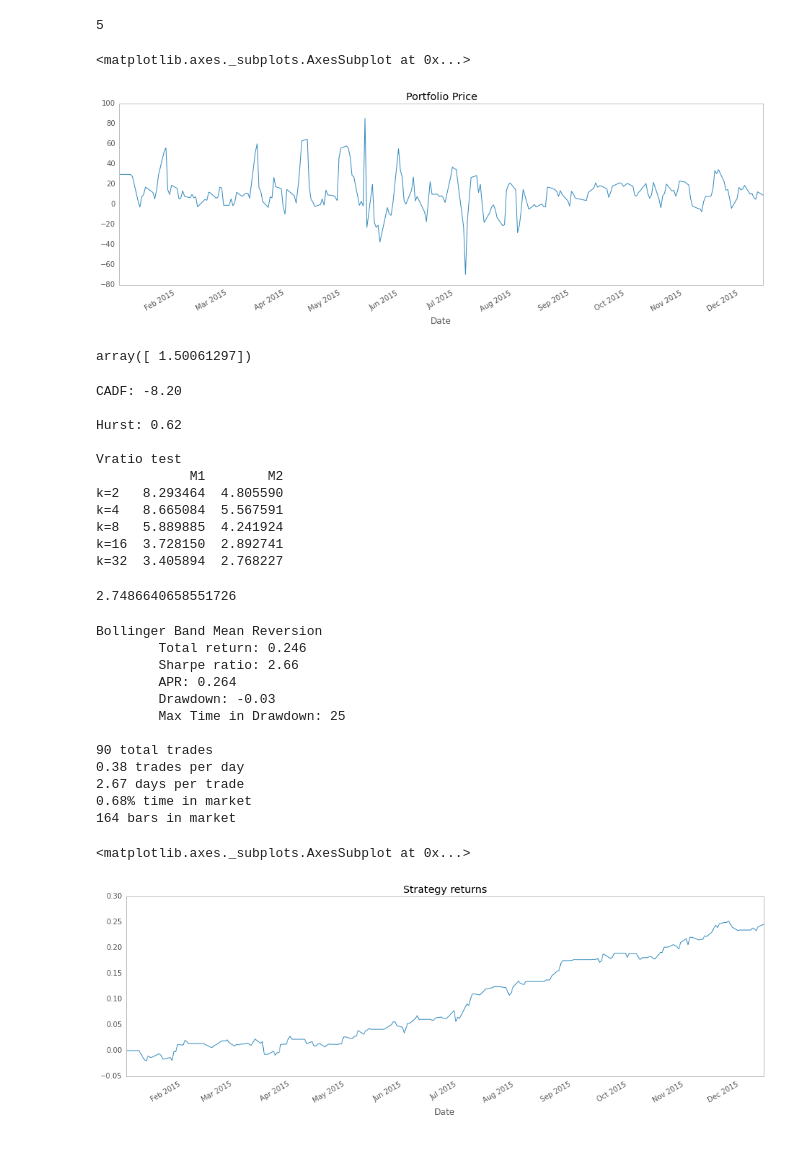
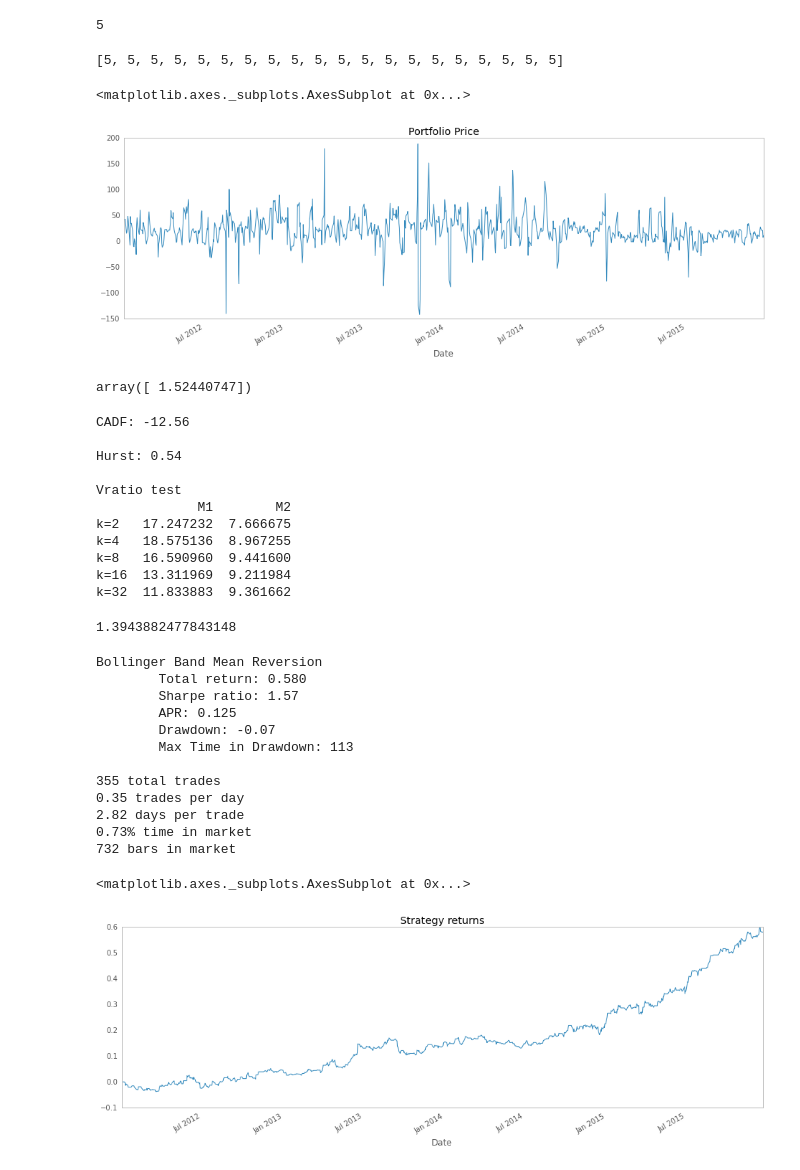
Before and after one commit to davidells/mypy, a Jupyter notebook: finance/mean_reversion_explore.ipynb, the cells around one changed output. Drawn from its saved outputs; the diff is of its cells as text; code cells hidden in the pictures.

```diff
--- a/finance/mean_reversion_explore.ipynb
+++ b/finance/mean_reversion_explore.ipynb
@@ -15,7 +15,7 @@ import util
 # %%
 #start_dt = datetime.datetime(2006, 4, 26)
 #end_dt = datetime.datetime(2012, 4, 9)
-start_dt = datetime.datetime(2015, 1, 1)
+start_dt = datetime.datetime(2012, 1, 1)
 end_dt = datetime.datetime(2015, 12, 31)
 # %%
 # Interesting:
@@ -141,6 +163,16 @@ lookback = lookback_v_sharpe.sort('sharpe')['lookback'].iloc[-1]
 lookback
 # %% [output]
 5
+# %%
+lb_results = []
+for i in range(20):
+    lb_results.append(optimize.vs_sharpe(
+        'lookback', [5, 10, 15, 20],
+        strategy, index=np.random.rand(len(x)) < 0.8))
+
+lb_results
+# %% [output]
+[5, 5, 5, 5, 5, 5, 5, 5, 5, 5, 5, 5, 5, 5, 5, 5, 5, 5, 5, 5]
 # %%
 strategy = strategies.rolling_hedge_mean_revert_strategy
 (prices, weights, units) = strategy(x, y, lookback)
@@ -148,12 +180,12 @@ port = portfolio.portfolio_price(prices, weights)
 port.plot(figsize=(16,5), title='Portfolio Price')
 # %% [output]
 <matplotlib.axes._subplots.AxesSubplot at 0x...>
-[figure, old version]
+[figure, new version]
 # %%
 # Ok, now let's look at the half-life of this portfolio, this needs to be low (under 30)
 mr.halflife(port)
 # %% [output]
-array([ 1.50061297])
+array([ 1.52440747])
 # %%
 # What does the adfuller look like for this rolling hedge portfolio?
 # Does it show signs of mean reversion?
@@ -165,66 +197,66 @@ print
 print 'Vratio test'
 print mr.vratiotest(port)
 # %% [output]
-CADF: -8.20
+CADF: -12.56
 
-Hurst: 0.62
+Hurst: 0.54
 
 Vratio test
-            M1        M2
-k=2   8.293464  4.805590
-k=4   8.665084  5.567591
-k=8   5.889885  4.241924
-k=16  3.728150  2.892741
-k=32  3.405894  2.768227
+             M1        M2
+k=2   17.247232  7.666675
+k=4   18.575136  8.967255
+k=8   16.590960  9.441600
+k=16  13.311969  9.211984
+k=32  11.833883  9.361662
 # %%
 # Get returns for basic zScore continuous mean-reversion
 zScore = util.rolling_z_score(port, lookback)
 rets = portfolio.portfolio_returns(universe, weights, -zScore)
-returns.annual_sharpe(rets[0])
+returns.annual_sharpe(rets['returns'])
 # %% [output]
-2.7486640658551726
+1.3943882477843148
 # %%
 b_units = strategies.bollinger_band_units(zScore, entryZScore=entryZScore, exitZScore=exitZScore)
 
 # Random experiment - static weights. Basically, force hedge weights to be static for the duration
 # of any particular trade.
 unit_changes = b_units != b_units.shift().fillna(0)
 weights_v2 = weights.copy()
 weights_v2[~unit_changes] = np.nan
 weights_v2['x'][0] = 0
 weights_v2['y'][0] = 0
 weights_v2 = weights_v2.fillna(method='ffill')
 
-#(b_rets, positions, pnl, grossMktVal) = portfolio.portfolio_returns(universe, weights_v2, b_units)
-(b_rets, positions, pnl, grossMktVal) = portfolio.portfolio_returns(universe, weights, b_units)
+b_rets = portfolio.portfolio_returns(universe, weights_v2, b_units)['returns']
+#(b_rets, positions, pnl, grossMktVal) = portfolio.portfolio_returns(universe, weights, b_units)
 
 b_rets = b_rets
-print returns.report(b_rets, "Bollinger Band Mean Reversion")
+print returns.report_str(b_rets, "Bollinger Band Mean Reversion")
 
 # We want total trades to be high-ish (for statistic significance), but other
 # than that, frequency might be a matter of preference? (Still figuring that out)
 import strategies
 reload(strategies)
 
 print '%d total trades' % strategies.number_of_trades(b_units)
 print '%.2f trades per day' % strategies.trades_per_period(b_units)
 print '%.2f days per trade' % (1 / strategies.trades_per_period(b_units))
 print '%.2f%% time in market' % strategies.time_in_market_percent(b_units)
 print '%d bars in market' % len(b_units[b_units != 0])
 
 returns.cumret(b_rets).plot(figsize=(16,5), title='Strategy returns')
 # %% [output]
 Bollinger Band Mean Reversion
-        Total return: 0.246
-        Sharpe ratio: 2.66
-        APR: 0.264
-        Drawdown: -0.03
-        Max Time in Drawdown: 25
+        Total return: 0.580
+        Sharpe ratio: 1.57
+        APR: 0.125
+        Drawdown: -0.07
+        Max Time in Drawdown: 113
 
-90 total trades
-0.38 trades per day
-2.67 days per trade
-0.68% time in market
-164 bars in market
+355 total trades
+0.35 trades per day
+2.82 days per trade
+0.73% time in market
+732 bars in market
 <matplotlib.axes._subplots.AxesSubplot at 0x...>
-[figure, old version]
+[figure, new version]
```
Also changed, not shown: parts of 12 cells of this notebook, 10 other files.
